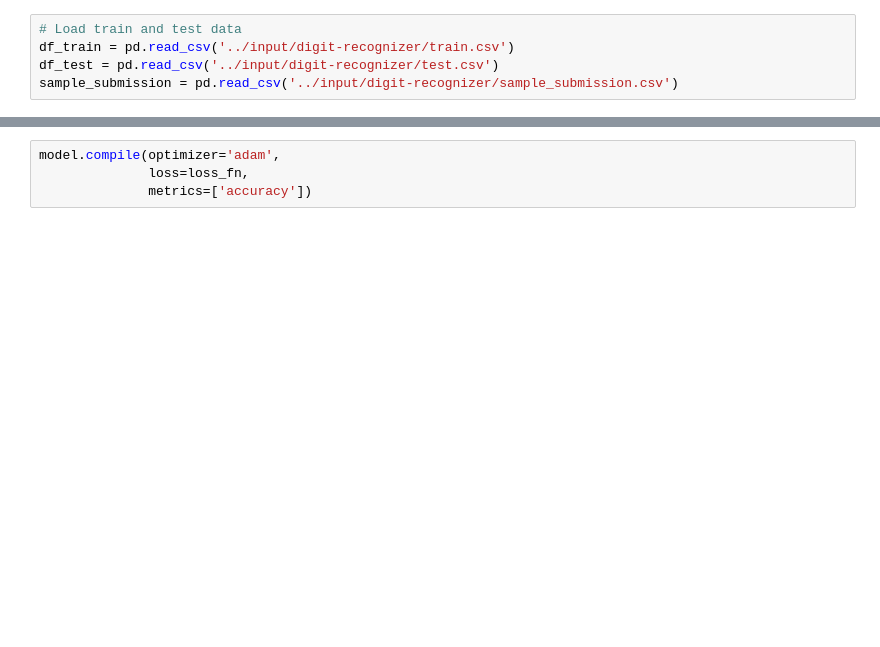
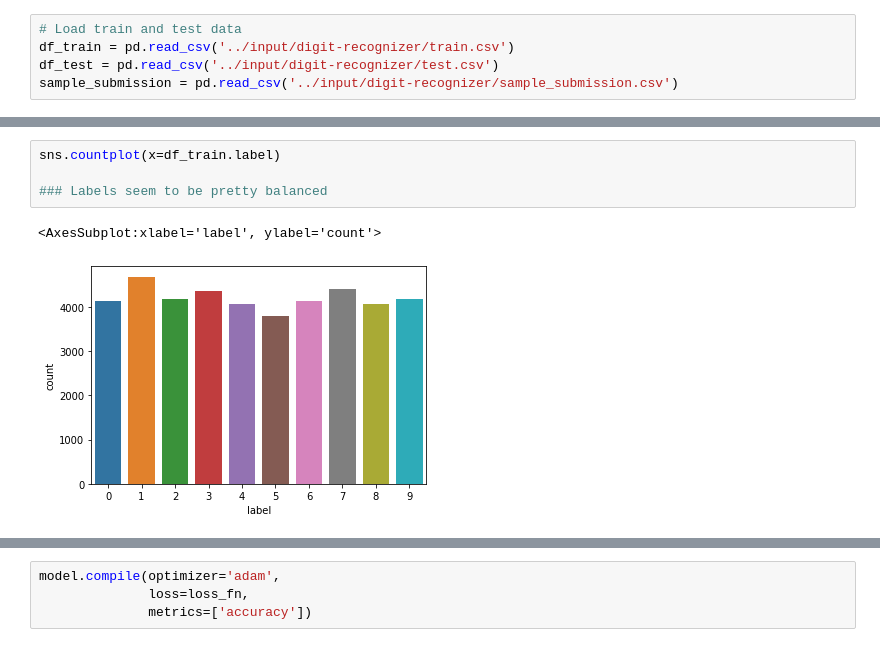
Before and after one commit to ywjin0707/KaggleNotebooks, a Jupyter notebook: digit-recognizer.ipynb, the cells around one changed output, grey strips where cells are left out. Cells and saved outputs as stored; diff of their text form; blank space fills up the shorter version.

```diff
--- a/digit-recognizer.ipynb
+++ b/digit-recognizer.ipynb
@@ -31,0 +86,7 @@ sample_submission = pd.read_csv('../input/digit-recognizer/sample_submission.csv
+# %%
+sns.countplot(x=df_train.label)
+
+### Labels seem to be pretty balanced
+# %% [output]
+<AxesSubplot:xlabel='label', ylabel='count'>
+[figure, added]
```
Also changed, not shown: parts of 42 cells of this notebook.
